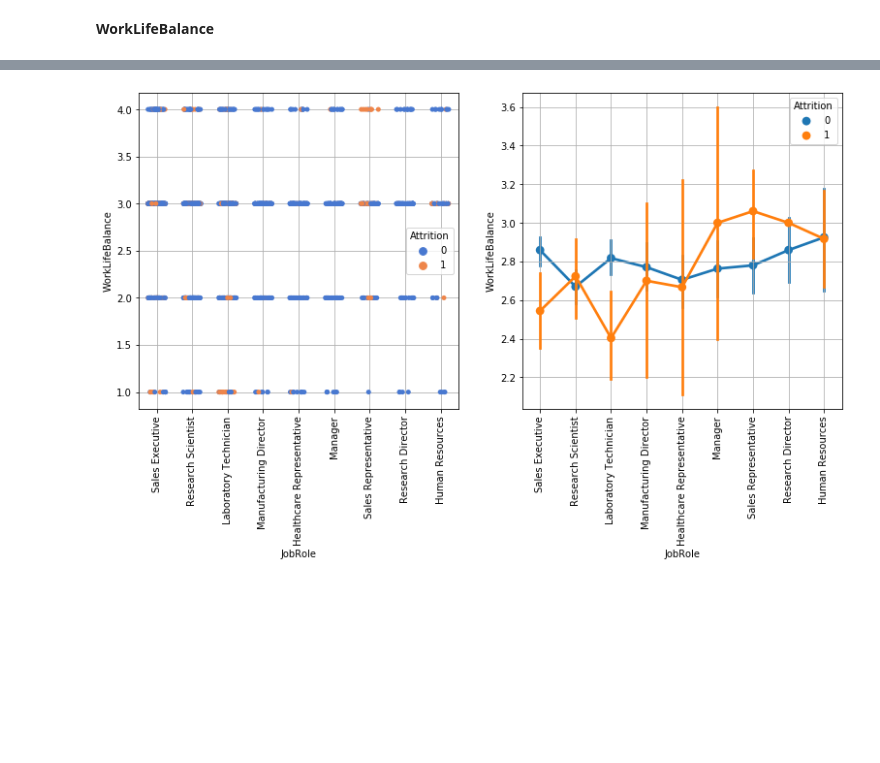
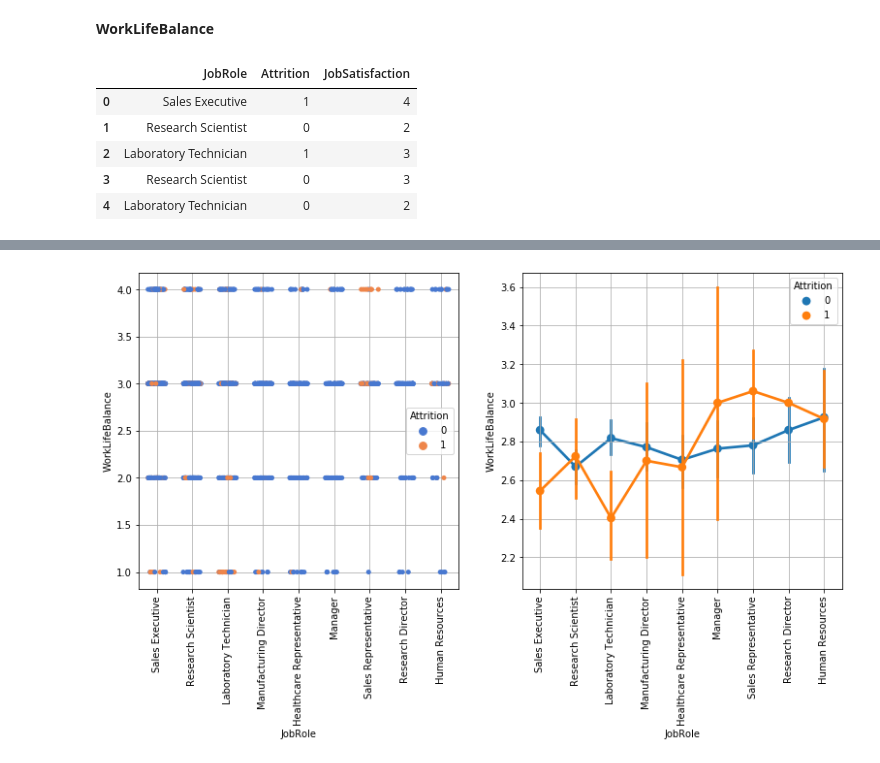
Before and after one commit to harashtaht/EmployeeAttritionIBM, a Jupyter notebook: Final_EmployeeAttrition.ipynb, the cells around one changed output, grey strips where cells are left out. Saved outputs shown, nothing was run; the diff lists cells and outputs as text; code cells hidden in the pictures; blank space fills up the shorter version.

```diff
--- a/Final_EmployeeAttrition.ipynb
+++ b/Final_EmployeeAttrition.ipynb
@@ -678,3 +678,12 @@ Also, Manufacturing Director and Sales Executive.
 Based on the countplot, there isn't any significant correlation between JobSatisfaction and Attrition. On all the range of JobSatisfaction, the amount of attrition employees are similar. The most highest ratio can be found in JobSatisfaction of 1, compare to the others which is quite understandable.
 # %% [markdown]
 __WorkLifeBalance__
+# %%
+df[['JobRole', 'Attrition', 'JobSatisfaction']].head()
+# %% [output]
+|  | JobRole | Attrition | JobSatisfaction |
+| 0 | Sales Executive | 1 | 4 |
+| 1 | Research Scientist | 0 | 2 |
+| 2 | Laboratory Technician | 1 | 3 |
+| 3 | Research Scientist | 0 | 3 |
+| 4 | Laboratory Technician | 0 | 2 |
```
Also changed, not shown: parts of 4 cells of this notebook.
